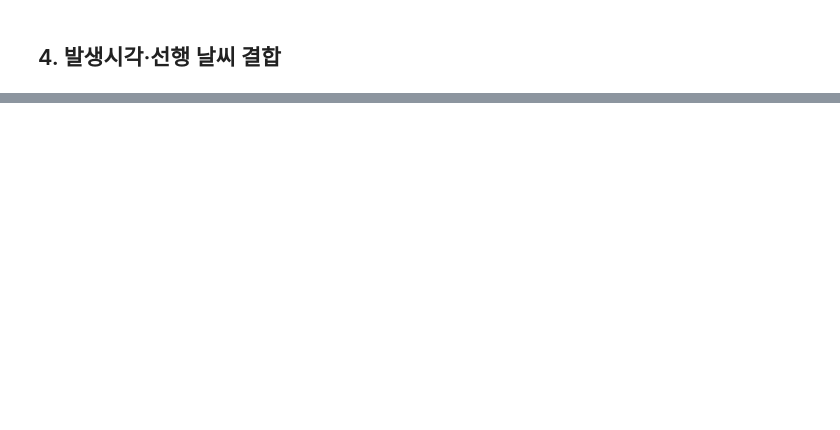
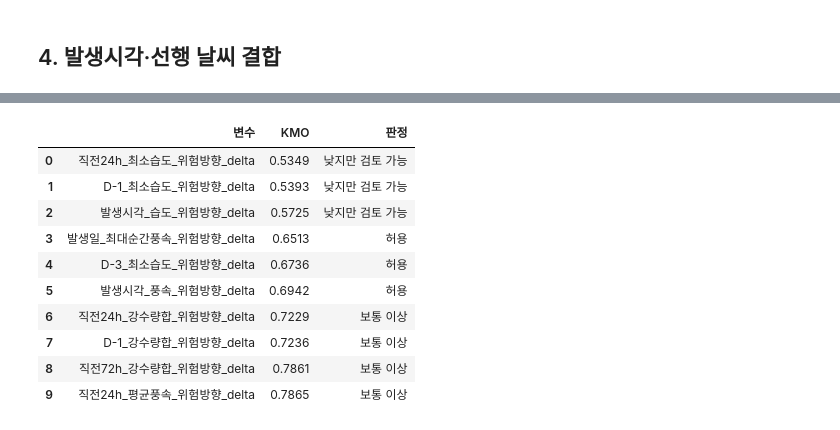
Before and after one commit to Max-JI64/farm-system-public-02, a Jupyter notebook: jsw/Analysis/2026-06-08_FA-매칭비발생.ipynb, the cells around one changed output, grey strips where cells are left out. Cells and saved outputs as stored; diff of their text form; code cells hidden in the pictures; blank space fills up the shorter version.

```diff
--- a/jsw/Analysis/2026-06-08_FA-매칭비발생.ipynb
+++ b/jsw/Analysis/2026-06-08_FA-매칭비발생.ipynb
@@ -502,0 +1126,86 @@ print("- fa_X_complete: 결측 없는 매칭 비발생 기반 FA 입력 후보")
+# %%
+def interpret_kmo(value):
+    if pd.isna(value):
+        return "계산불가"
+    if value >= 0.90:
+        return "매우 우수"
+    if value >= 0.80:
+        return "우수"
+    if value >= 0.70:
+        return "보통 이상"
+    if value >= 0.60:
+        return "허용"
+    if value >= 0.50:
+        return "낮지만 검토 가능"
+    return "부적합 검토"
+
+
+kmo_per_variable, kmo_total = calculate_kmo(fa_fit_X)
+kmo_table = (
+    pd.DataFrame(
+        {
+            "변수": fa_fit_X.columns,
+            "KMO": kmo_per_variable,
+        }
+    )
+    .assign(판정=lambda df: df["KMO"].map(interpret_kmo))
+    .sort_values("KMO")
+    .reset_index(drop=True)
+)
+
+bartlett_chi2, bartlett_p = calculate_bartlett_sphericity(fa_fit_X)
+bartlett_result = pd.DataFrame(
+    {
+        "검정": ["Bartlett 구형성 검정"],
+        "chi_square": [bartlett_chi2],
+        "p_value": [bartlett_p],
+        "판정": [
+            "요인분석 가능" if bartlett_p < 0.05 else "요인분석 부적합 검토"
+        ],
+    }
+)
+
+fa_suitability_summary = pd.DataFrame(
+    {
+        "항목": [
+            "선택 입력셋",
+            "표본 수",
+            "변수 수",
+            "KMO 전체",
+            "KMO 판정",
+            "KMO 0.50 미만 변수 수",
+            "KMO 0.60 미만 변수 수",
+            "Bartlett chi-square",
+            "Bartlett p-value",
+        ],
+        "값": [
+            FA_INPUT_NAME,
+            fa_fit_X.shape[0],
+            fa_fit_X.shape[1],
+            round(float(kmo_total), 4),
+            interpret_kmo(kmo_total),
+            int(kmo_table["KMO"].lt(0.50).sum()),
+            int(kmo_table["KMO"].lt(0.60).sum()),
+            round(float(bartlett_chi2), 4),
+            f"{bartlett_p:.6g}",
+        ],
+    }
+)
+
+display(Markdown("### FA 적합성 점검 요약"))
+display(fa_suitability_summary)
+display(Markdown("### 변수별 KMO"))
+display(kmo_table.round(4))
+display(Markdown("### Bartlett 구형성 검정"))
+display(bartlett_result)
+
+print("생성 객체:")
+print("- FA_INPUT_NAME: 현재 선택 입력셋 이름")
+print("- fa_fit_X: 상수/결측 제거 후 FA 적합성 점검 입력")
+print("- fa_fit_meta: fa_fit_X와 같은 index의 메타데이터")
+print("- fa_corr: 상관행렬")
+print("- fa_high_corr_pairs: 절대상관 상위 변수쌍")
+print("- kmo_table, kmo_total: 변수별/전체 KMO")
+print("- bartlett_result: Bartlett 구형성 검정 결과")
+print("- fa_suitability_summary: FA 적합성 점검 요약")
+# %% [output]
@@ -502,0 +1224,11 @@ print("- fa_X_complete: 결측 없는 매칭 비발생 기반 FA 입력 후보")
+|  | 변수 | KMO | 판정 |
+| 0 | 직전24h_최소습도_위험방향_delta | 0.5349 | 낮지만 검토 가능 |
+| 1 | D-1_최소습도_위험방향_delta | 0.5393 | 낮지만 검토 가능 |
+| 2 | 발생시각_습도_위험방향_delta | 0.5725 | 낮지만 검토 가능 |
+| 3 | 발생일_최대순간풍속_위험방향_delta | 0.6513 | 허용 |
+| 4 | D-3_최소습도_위험방향_delta | 0.6736 | 허용 |
+| 5 | 발생시각_풍속_위험방향_delta | 0.6942 | 허용 |
+| 6 | 직전24h_강수량합_위험방향_delta | 0.7229 | 보통 이상 |
+| 7 | D-1_강수량합_위험방향_delta | 0.7236 | 보통 이상 |
+| 8 | 직전72h_강수량합_위험방향_delta | 0.7861 | 보통 이상 |
+| 9 | 직전24h_평균풍속_위험방향_delta | 0.7865 | 보통 이상 |
```
Also changed, not shown: parts of 19 cells of this notebook, 1 other file.
